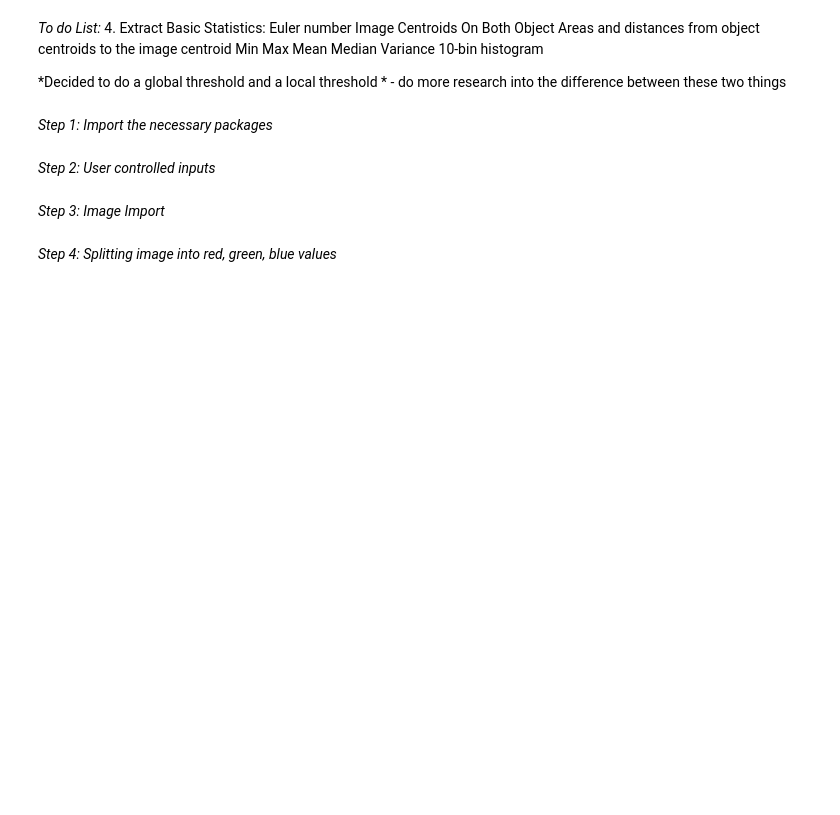
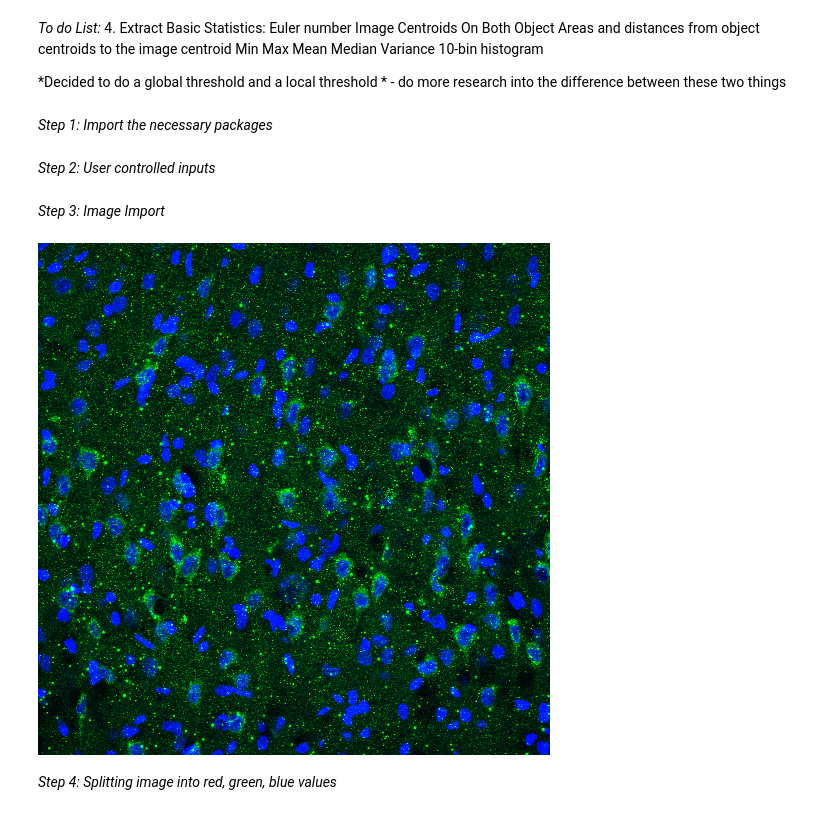
Before and after one commit to hhelmbre/Rockstar-Lifestyle, a Jupyter notebook: examples/Object-Statistics.ipynb, the cells around one changed output. Saved outputs shown, nothing was run; the diff lists cells and outputs as text; code cells hidden in the pictures; blank space fills up the shorter version.

```diff
--- a/examples/Object-Statistics.ipynb
+++ b/examples/Object-Statistics.ipynb
@@ -38,6 +38,9 @@ import preprocessing
 *Step 3: Image Import*
 # %%
 im =  Image.open("/Users/HawleyHelm/Desktop/P35_LPS_ipsi_40x_zstack_cells_MaxIP.png")
+im
+# %% [output]
+[figure, added]
 # %% [markdown]
 *Step 4: Splitting image into red, green, blue values*
 # %%
```
Also changed, not shown: parts of 10 cells of this notebook.
